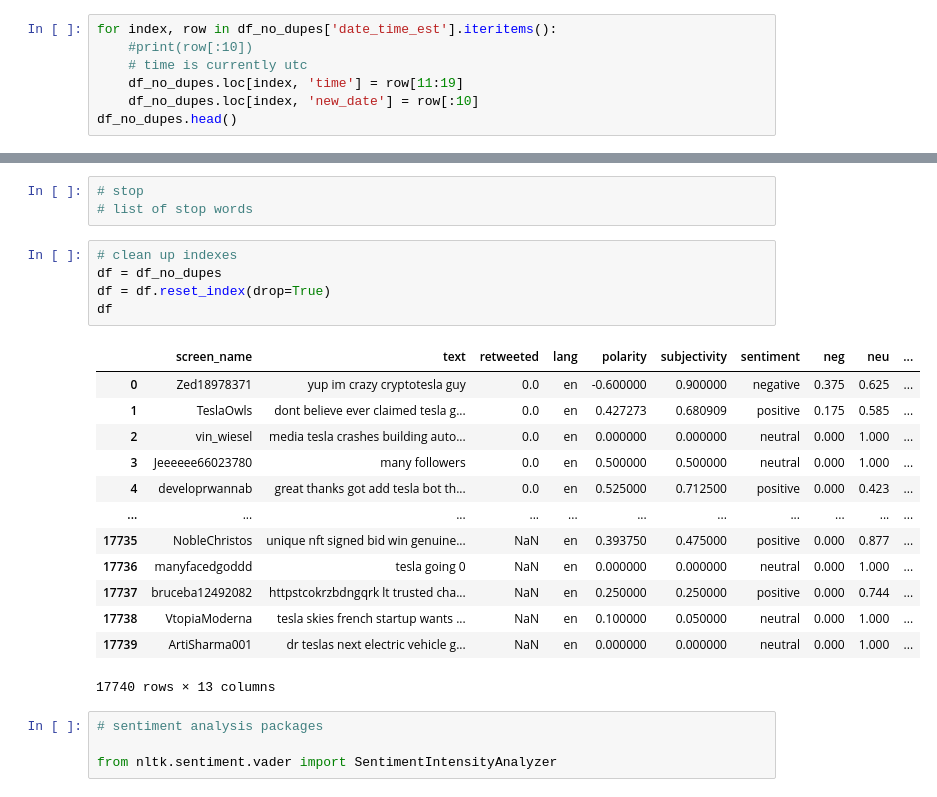
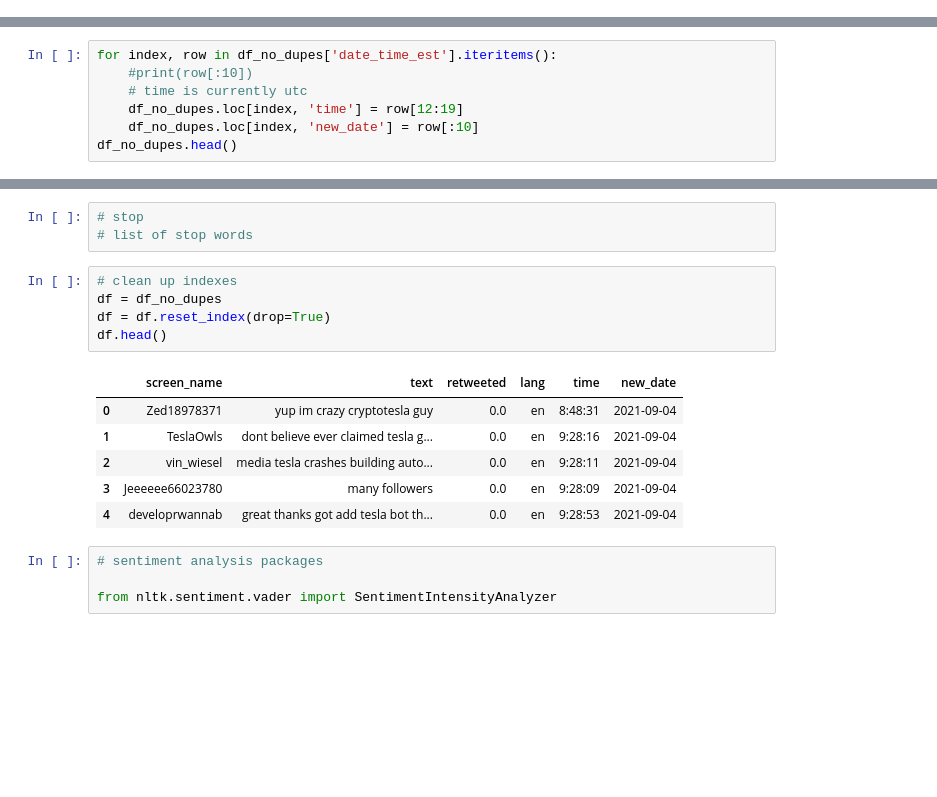
Before and after one commit to ZipcodeWizards/TwitterStockAnalysis, a Jupyter notebook: Jupyter Code References/NLP and Cleaning.ipynb, the cells around one changed output, grey strips where cells are left out. Cells and saved outputs as stored; diff of their text form; blank space fills up the shorter version.

```diff
--- a/Jupyter Code References/NLP and Cleaning.ipynb
+++ b/Jupyter Code References/NLP and Cleaning.ipynb
@@ -119,10 +117,3 @@ Try using .loc[row_indexer,col_indexer] = value instead
 
 See the caveats in the documentation: https://pandas.pydata.org/pandas-docs/stable/user_guide/indexing.html#returning-a-view-versus-a-copy
   df_no_dupes["text"] = df_no_dupes["text"].str.replace('[^\w\s]','')
-# %%
-for index, row in df_no_dupes['date_time_est'].iteritems():
-    #print(row[:10])
-    # time is currently utc
-    df_no_dupes.loc[index, 'time'] = row[11:19]
-    df_no_dupes.loc[index, 'new_date'] = row[:10]
-df_no_dupes.head()
@@ -135,0 +120,7 @@ df_no_dupes.head()
+# %%
+for index, row in df_no_dupes['date_time_est'].iteritems():
+    #print(row[:10])
+    # time is currently utc
+    df_no_dupes.loc[index, 'time'] = row[12:19]
+    df_no_dupes.loc[index, 'new_date'] = row[:10]
+df_no_dupes.head()
@@ -161,22 +169,15 @@ df_no_dupes['text'] = df_no_dupes['text'].apply(lambda x: ' '.join([word for wor
 # %%
 # clean up indexes
 df = df_no_dupes
 df = df.reset_index(drop=True)
-df
+df.head()
 # %% [output]
-|  | screen_name | text | retweeted | lang | polarity | subjectivity | sentiment | neg | neu | ... |
-| 0 | Zed18978371 | yup im crazy cryptotesla guy | 0.0 | en | -0.600000 | 0.900000 | negative | 0.375 | 0.625 | ... |
-| 1 | TeslaOwls | dont believe ever claimed tesla g... | 0.0 | en | 0.427273 | 0.680909 | positive | 0.175 | 0.585 | ... |
-| 2 | vin_wiesel | media tesla crashes building auto... | 0.0 | en | 0.000000 | 0.000000 | neutral | 0.000 | 1.000 | ... |
-| 3 | Jeeeeee66023780 | many followers | 0.0 | en | 0.500000 | 0.500000 | neutral | 0.000 | 1.000 | ... |
-| 4 | developrwannab | great thanks got add tesla bot th... | 0.0 | en | 0.525000 | 0.712500 | positive | 0.000 | 0.423 | ... |
-| ... | ... | ... | ... | ... | ... | ... | ... | ... | ... | ... |
-| 17735 | NobleChristos | unique nft signed bid win genuine... | NaN | en | 0.393750 | 0.475000 | positive | 0.000 | 0.877 | ... |
-| 17736 | manyfacedgoddd | tesla going 0 | NaN | en | 0.000000 | 0.000000 | neutral | 0.000 | 1.000 | ... |
-| 17737 | bruceba12492082 | httpstcokrzbdngqrk lt trusted cha... | NaN | en | 0.250000 | 0.250000 | positive | 0.000 | 0.744 | ... |
-| 17738 | VtopiaModerna | tesla skies french startup wants ... | NaN | en | 0.100000 | 0.050000 | neutral | 0.000 | 1.000 | ... |
-| 17739 | ArtiSharma001 | dr teslas next electric vehicle g... | NaN | en | 0.000000 | 0.000000 | neutral | 0.000 | 1.000 | ... |
+|  | screen_name | text | retweeted | lang | time | new_date |
+| 0 | Zed18978371 | yup im crazy cryptotesla guy | 0.0 | en | 8:48:31 | 2021-09-04 |
+| 1 | TeslaOwls | dont believe ever claimed tesla g... | 0.0 | en | 9:28:16 | 2021-09-04 |
+| 2 | vin_wiesel | media tesla crashes building auto... | 0.0 | en | 9:28:11 | 2021-09-04 |
+| 3 | Jeeeeee66023780 | many followers | 0.0 | en | 9:28:09 | 2021-09-04 |
+| 4 | developrwannab | great thanks got add tesla bot th... | 0.0 | en | 9:28:53 | 2021-09-04 |
-17740 rows × 13 columns
 # %%
 # sentiment analysis packages
 
```
Also changed, not shown: parts of 14 cells of this notebook, 23 other files.
